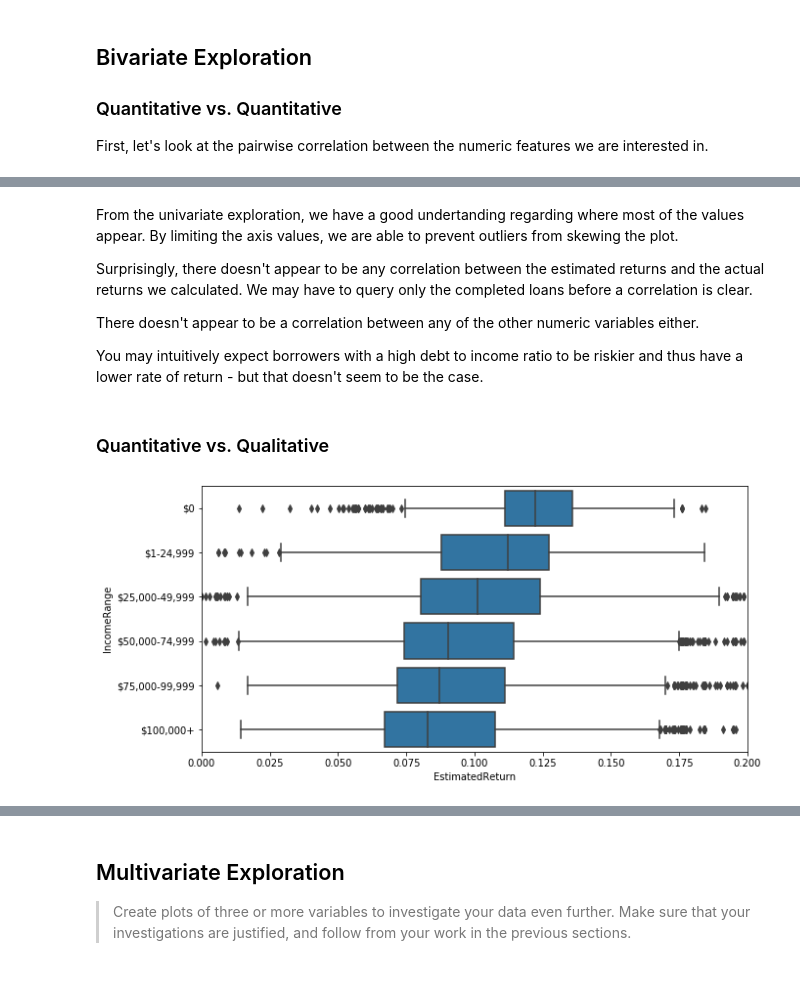
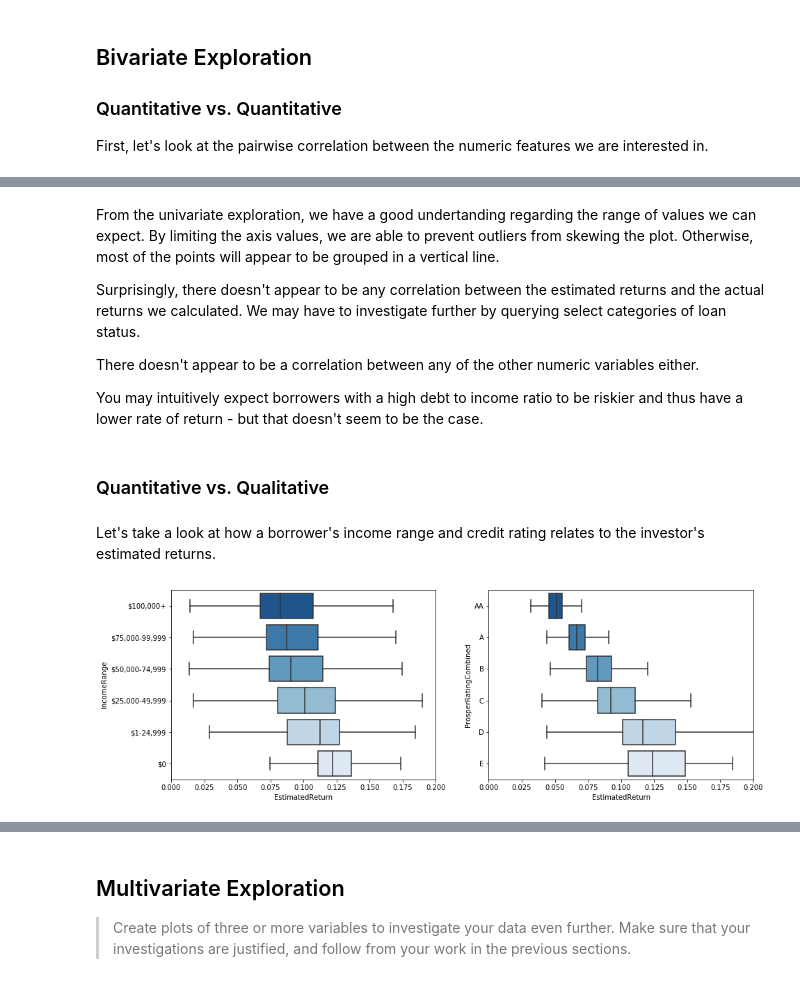
Before and after one commit to 0xjimm/prosper-loan-data-findings, a Jupyter notebook: prosper-loan-data-exploration.ipynb, the cells around one changed output, grey strips where cells are left out. Saved outputs shown, nothing was run; the diff lists cells and outputs as text; code cells hidden in the pictures.

```diff
--- a/prosper-loan-data-exploration.ipynb
+++ b/prosper-loan-data-exploration.ipynb
@@ -268,6 +272,6 @@ For our purposes, we'll replace the Credit Grade of No Credit (NC) with High Ris
 # %%
 # replace NC with HR
-df['CreditGrade'].replace('NC', 'HR', inplace = True)
+df['CreditGrade'].replace(['NC', 'HR'], 'E', inplace = True)
 
 # fill NA with empty strings
 df['ProsperRating (Alpha)'].fillna("", inplace = True)
@@ -304,7 +308,7 @@ Ok great, we didn't introduce any erroneous data since there were no rows with a
 Let's plot!
 # %%
 # convert string to ordinal category type
-ordinal_rating = ['AA', 'A', 'B', 'C', 'D', 'E', 'HR']
+ordinal_rating = ['AA', 'A', 'B', 'C', 'D', 'E']
 ordered_var = pd.api.types.CategoricalDtype(ordered = True, categories = ordinal_rating)
 df['ProsperRatingCombined'] = df['ProsperRatingCombined'].astype(ordered_var)
 # %%
@@ -337,7 +343,8 @@ Let's combine the "Not employed", "Not displayed", and "$0" categories together.
 # %%
 df['IncomeRange'].replace(['Not employed', 'Not displayed'], '$0', inplace = True)
 # %%
-ordinal_rating = ['$0', '$1-24,999', '$25,000-49,999', '$50,000-74,999', '$75,000-99,999', '$100,000+']
+# create ordinal categories for income
+ordinal_rating = ['$100,000+', '$75,000-99,999', '$50,000-74,999', '$25,000-49,999', '$1-24,999', '$0']
 ordered_var = pd.api.types.CategoricalDtype(ordered = True, categories = ordinal_rating)
 df['IncomeRange'] = df['IncomeRange'].astype(ordered_var)
 # %%
@@ -432,21 +436,28 @@ https://pandas.pydata.org/pandas-docs/stable/indexing.html#deprecate-loc-reindex
 # %% [markdown]
-From the univariate exploration, we have a good undertanding regarding where most of the values appear.  By limiting the axis values, we are able to prevent outliers from skewing the plot.
+From the univariate exploration, we have a good undertanding regarding the range of values we can expect.  By limiting the axis values, we are able to prevent outliers from skewing the plot.  Otherwise, most of the points will appear to be grouped in a vertical line.
 
-Surprisingly, there doesn't appear to be any correlation between the estimated returns and the actual returns we calculated.  We may have to query only the completed loans before a correlation is clear.
+Surprisingly, there doesn't appear to be any correlation between the estimated returns and the actual returns we calculated.  We may have to investigate further by querying select categories of loan status.
 
 There doesn't appear to be a correlation between any of the other numeric variables either.
 
 You may intuitively expect borrowers with a high debt to income ratio to be riskier and thus have a lower rate of return - but that doesn't seem to be the case.
 # %% [markdown]
 ### Quantitative vs. Qualitative
+# %% [markdown]
+Let's take a look at how a borrower's income range and credit rating relates to the investor's estimated returns.
 # %%
-plt.figure(figsize = [10, 5])
+# boxplots
+plt.figure(figsize = [15, 5])
 
+plt.subplot(1, 2, 1)
 base_color = sns.color_palette()[0]
-sns.boxplot(data = df, y = 'IncomeRange', x = 'EstimatedReturn',
-            color = base_color)
+sns.boxplot(data = df, y = 'IncomeRange', x = 'EstimatedReturn', palette = "Blues_r", showfliers = False)
+plt.xlim(0,.2)
 
+plt.subplot(1, 2, 2)
+base_color = sns.color_palette()[0]
+sns.boxplot(data = df, y = 'ProsperRatingCombined', x = 'EstimatedReturn', palette = "Blues_r", showfliers = False)
 plt.xlim(0,.2);
 # %% [output]
-[figure, old version]
+[figure, new version]
 # %% [markdown]
```
Also changed, not shown: parts of 40 cells of this notebook.
